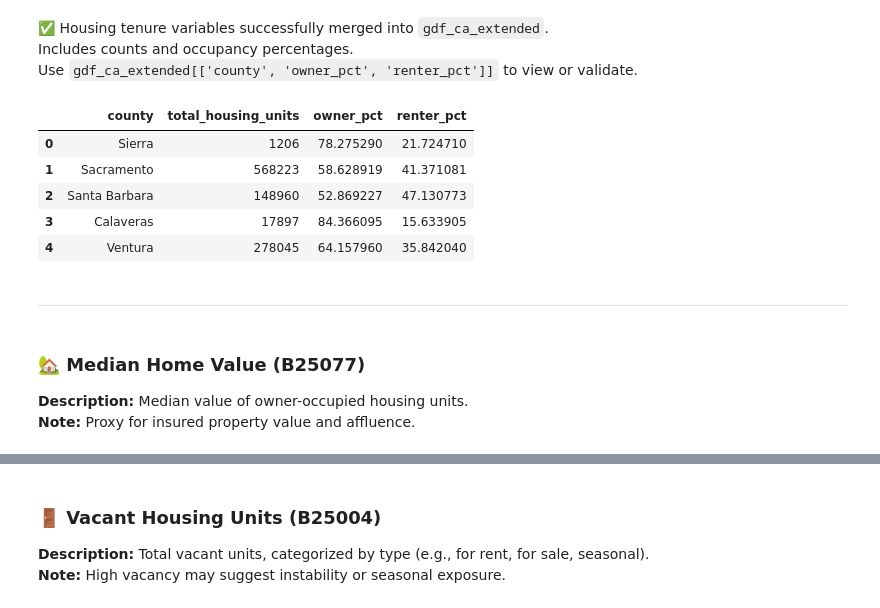
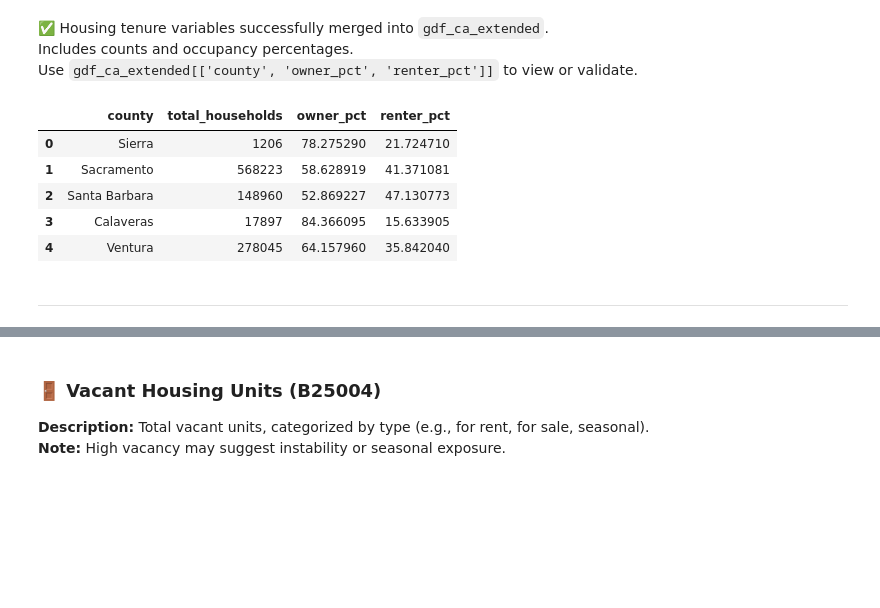
Before and after one commit to annapiter/earthquake-insurance-analysis, a Jupyter notebook: notebooks/02_demographics_and_housing_data.ipynb, the cells around one changed output, grey strips where cells are left out. Drawn from its saved outputs; the diff is of its cells as text; code cells hidden in the pictures; blank space fills up the shorter version.

```diff
--- a/notebooks/02_demographics_and_housing_data.ipynb
+++ b/notebooks/02_demographics_and_housing_data.ipynb
@@ -422,0 +433,10 @@ gdf_ca_extended[["county"] + list(gdf_ca_extended.filter(like='_pct').columns)].
+# %%
+# Request data from API
+url = "https://api.census.gov/data/2023/acs/acs5?get=group(B25001)&ucgid=pseudo(0400000US06$0500000)"
+response = requests.get(url)
+data = response.json()
+
+# Convert to DataFrame
+df_housing_units = pd.DataFrame(data[1:], columns=data[0])
+
+df_housing_units.head()
@@ -422,0 +450,19 @@ gdf_ca_extended[["county"] + list(gdf_ca_extended.filter(like='_pct').columns)].
+# %%
+# Rename columns for clarity
+df_housing_units = df_housing_units.rename(columns={
+    "B25001_001E": "total_housing_units",      # Total housing units (includes vacant)
+    "NAME": "county"
+})
+
+# Convert housing unit counts to numeric
+df_housing_units["total_housing_units"] = pd.to_numeric(df_housing_units["total_housing_units"], errors="coerce")
+
+# Extract 3-digit county FIPS and ensure string format
+df_housing_units["COUNTYFP"] = df_housing_units["GEO_ID"].str[-3:].astype(str)
+
+# Merge housing unit counts into main GeoDataFrame
+gdf_ca_extended = gdf_ca_extended.merge(
+    df_housing_units[["COUNTYFP", "total_housing_units"]],
+    how="left",
+    on="COUNTYFP"
+)
@@ -521,27 +585,27 @@ df_tenure.head()
 # %%
 # Rename columns for clarity
 df_tenure = df_tenure.rename(columns={
-    "B25003_001E": "total_housing_units",     # Total occupied housing units
+    "B25003_001E": "total_households",        # Total occupied housing units
     "B25003_002E": "owner_occupied",          # Owner-occupied units
     "B25003_003E": "renter_occupied",         # Renter-occupied units
     "NAME": "county"
 })
 
 # Convert housing unit counts to numeric
-cols_to_num = ["total_housing_units", "owner_occupied", "renter_occupied"]
+cols_to_num = ["total_households", "owner_occupied", "renter_occupied"]
 df_tenure[cols_to_num] = df_tenure[cols_to_num].apply(pd.to_numeric, errors="coerce")
 
 # Extract 3-digit county FIPS and ensure string format
 df_tenure["COUNTYFP"] = df_tenure["GEO_ID"].str[-3:].astype(str)
 
 # Calculate owner and renter occupancy as a percentage of total occupied units
-df_tenure["owner_pct"] = (df_tenure["owner_occupied"] / df_tenure["total_housing_units"]) * 100
-df_tenure["renter_pct"] = (df_tenure["renter_occupied"] / df_tenure["total_housing_units"]) * 100
+df_tenure["owner_pct"] = (df_tenure["owner_occupied"] / df_tenure["total_households"]) * 100
+df_tenure["renter_pct"] = (df_tenure["renter_occupied"] / df_tenure["total_households"]) * 100
 
 # Merge housing tenure variables into main GeoDataFrame
 gdf_ca_extended = gdf_ca_extended.merge(
     df_tenure[[
-        "COUNTYFP", "total_housing_units", "owner_occupied", "renter_occupied",
+        "COUNTYFP", "total_households", "owner_occupied", "renter_occupied",
         "owner_pct", "renter_pct"
     ]],
     how="left",
@@ -553,9 +617,9 @@ Includes counts and occupancy percentages.
 Use `gdf_ca_extended[['county', 'owner_pct', 'renter_pct']]` to view or validate.
 # %%
 # ✅ Preview owner vs renter housing statistics
-gdf_ca_extended[['county', 'total_housing_units', 'owner_pct', 'renter_pct']].head()
+gdf_ca_extended[['county', 'total_households', 'owner_pct', 'renter_pct']].head()
 # %% [output]
-|  | county | total_housing_units | owner_pct | renter_pct |
+|  | county | total_households | owner_pct | renter_pct |
 | 0 | Sierra | 1206 | 78.275290 | 21.724710 |
 | 1 | Sacramento | 568223 | 58.628919 | 41.371081 |
 | 2 | Santa Barbara | 148960 | 52.869227 | 47.130773 |
@@ -563,7 +627,3 @@ gdf_ca_extended[['county', 'total_housing_units', 'owner_pct', 'renter_pct']].he
 | 4 | Ventura | 278045 | 64.157960 | 35.842040 |
 # %% [markdown]
 ---
-# %% [markdown]
-### 🏡 Median Home Value (B25077)
-**Description:** Median value of owner-occupied housing units.
-**Note:** Proxy for insured property value and affluence.
```
Also changed, not shown: parts of 19 cells of this notebook, 15 other files.
